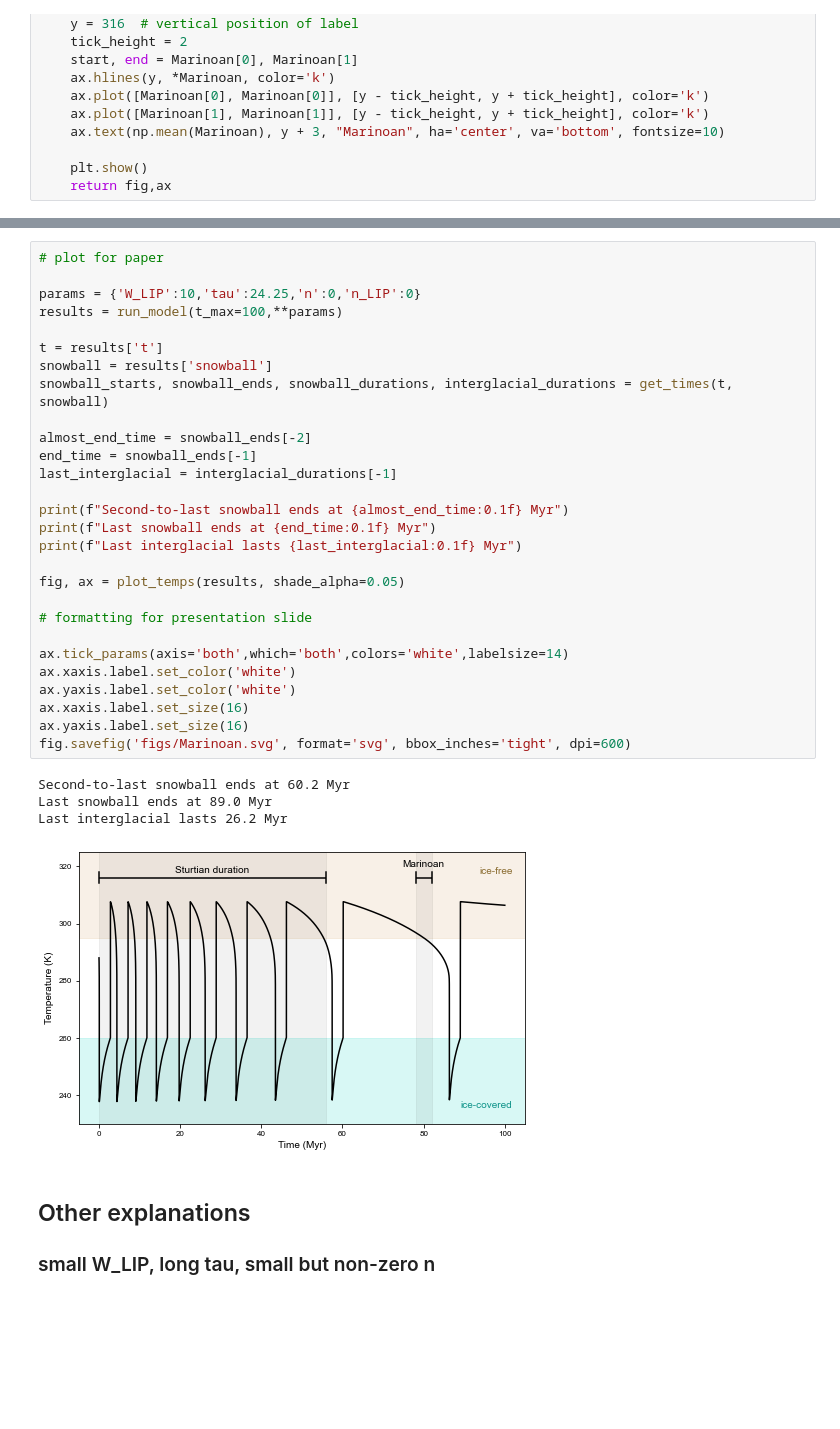
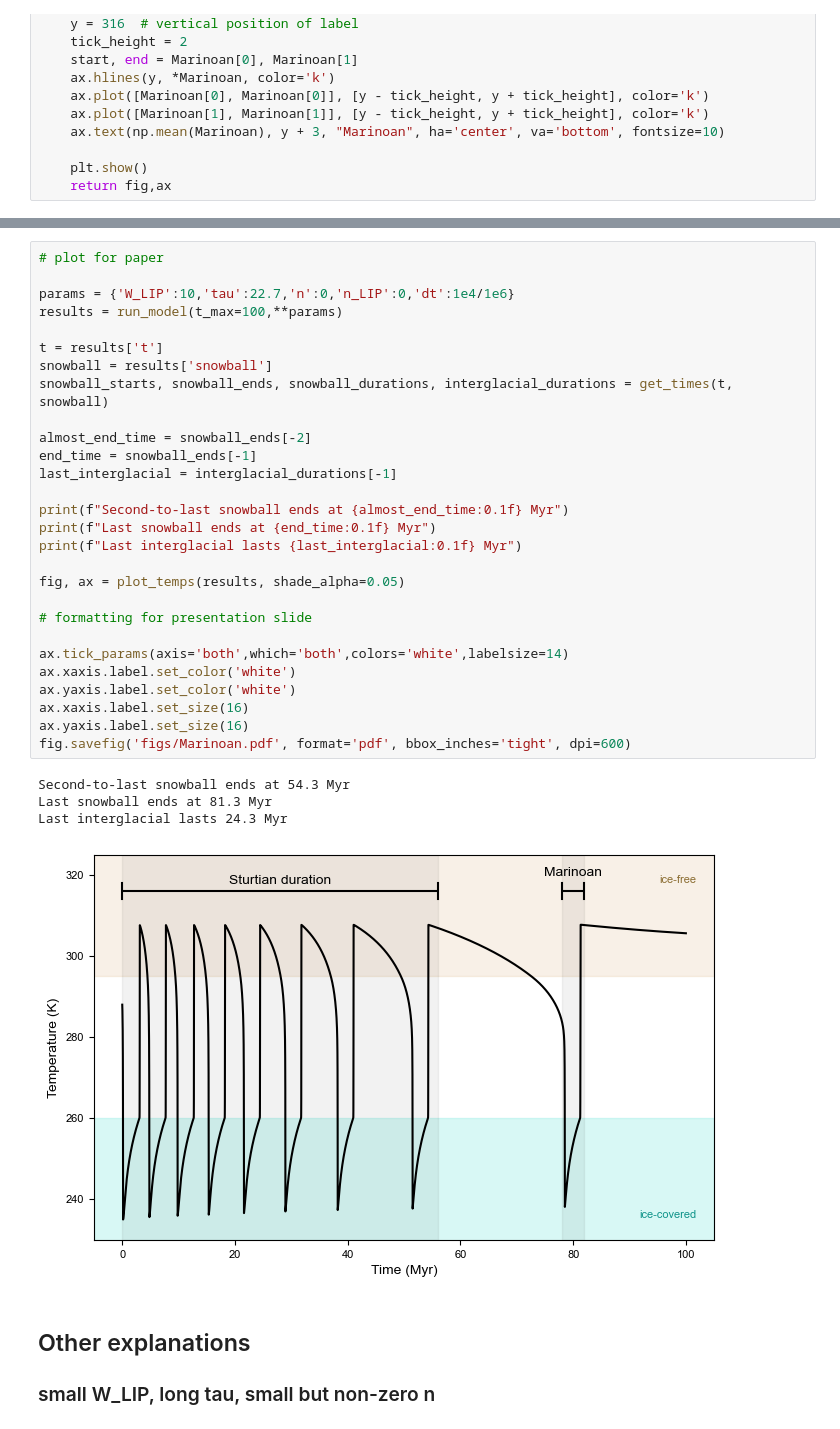
Before and after one commit to cminsky/snowball-limit-cycle, a Jupyter notebook: SI_Marinoan.ipynb, the cells around one changed output, grey strips where cells are left out. Cells and saved outputs as stored; diff of their text form; blank space fills up the shorter version.

```diff
--- a/SI_Marinoan.ipynb
+++ b/SI_Marinoan.ipynb
@@ -53,36 +56,36 @@ Last interglacial lasts 26.2 Myr
 # %%
 # plot for paper
 
-params = {'W_LIP':10,'tau':24.25,'n':0,'n_LIP':0}
+params = {'W_LIP':10,'tau':22.7,'n':0,'n_LIP':0,'dt':1e4/1e6}
 results = run_model(t_max=100,**params)
 
 t = results['t']
 snowball = results['snowball']
 snowball_starts, snowball_ends, snowball_durations, interglacial_durations = get_times(t, snowball)
 
 almost_end_time = snowball_ends[-2]
 end_time = snowball_ends[-1]
 last_interglacial = interglacial_durations[-1]
 
 print(f"Second-to-last snowball ends at {almost_end_time:0.1f} Myr")
 print(f"Last snowball ends at {end_time:0.1f} Myr")
 print(f"Last interglacial lasts {last_interglacial:0.1f} Myr")
 
 fig, ax = plot_temps(results, shade_alpha=0.05)
 
 # formatting for presentation slide
 
 ax.tick_params(axis='both',which='both',colors='white',labelsize=14)
 ax.xaxis.label.set_color('white')
 ax.yaxis.label.set_color('white')
 ax.xaxis.label.set_size(16)
 ax.yaxis.label.set_size(16)
-fig.savefig('figs/Marinoan.svg', format='svg', bbox_inches='tight', dpi=600)
+fig.savefig('figs/Marinoan.pdf', format='pdf', bbox_inches='tight', dpi=600)
 # %% [output]
-Second-to-last snowball ends at 60.2 Myr
-Last snowball ends at 89.0 Myr
-Last interglacial lasts 26.2 Myr
+Second-to-last snowball ends at 54.3 Myr
+Last snowball ends at 81.3 Myr
+Last interglacial lasts 24.3 Myr
-[figure, old version]
+[figure, new version]
 # %% [markdown]
 ## Other explanations
 ### small W_LIP, long tau, small but non-zero n
```
Also changed, not shown: parts of 7 cells of this notebook, 13 other files.
